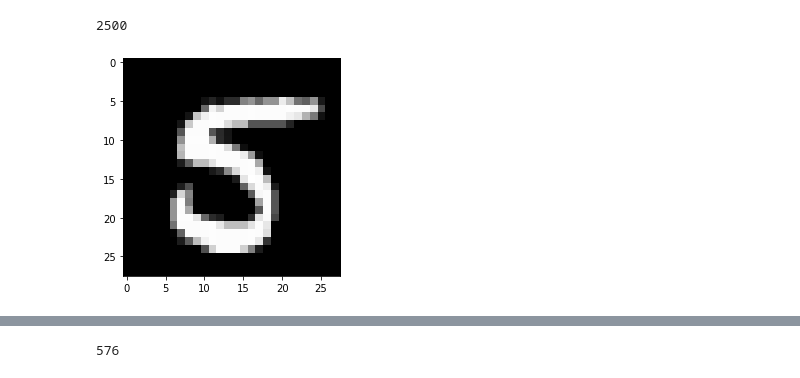
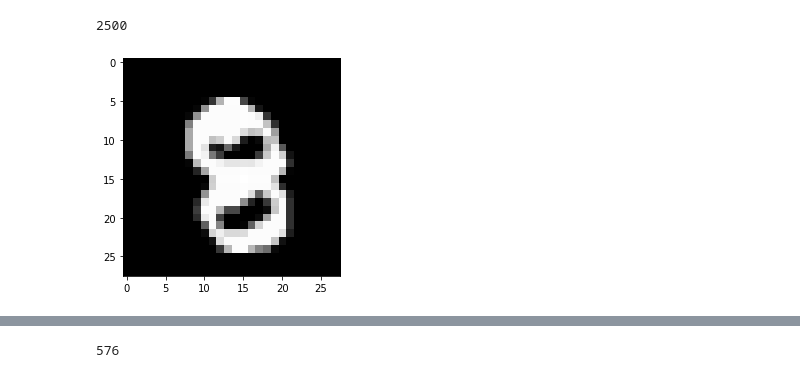
Before and after one commit to sjeastwood/cmpt412, a Jupyter notebook: project1/python/visualize.ipynb, the cells around one changed output, grey strips where cells are left out. Saved outputs shown, nothing was run; the diff lists cells and outputs as text; code cells hidden in the pictures.

```diff
--- a/project1/python/visualize.ipynb
+++ b/project1/python/visualize.ipynb
@@ -39,10 +39,10 @@ m_train
 batch_size = 1
 layers[0]['batch_size'] = batch_size
 # %%
-img = xtest[:,3]
+img = xtest[:,0]
 img = np.reshape(img, (28, 28), order='F')
 plt.imshow(img.T, cmap='gray')
 plt.show()
 # %% [output]
-[figure, old version]
+[figure, new version]
 # %%
```
Also changed, not shown: parts of 6 cells of this notebook, 7 other files.
